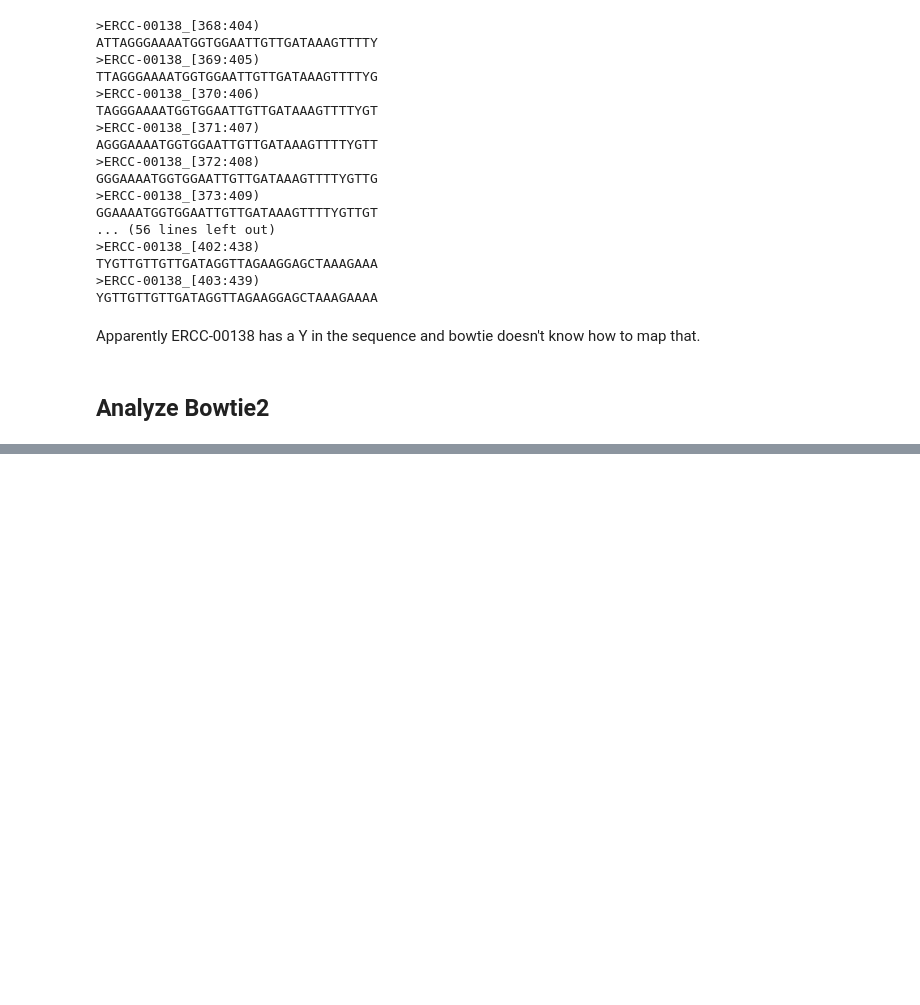
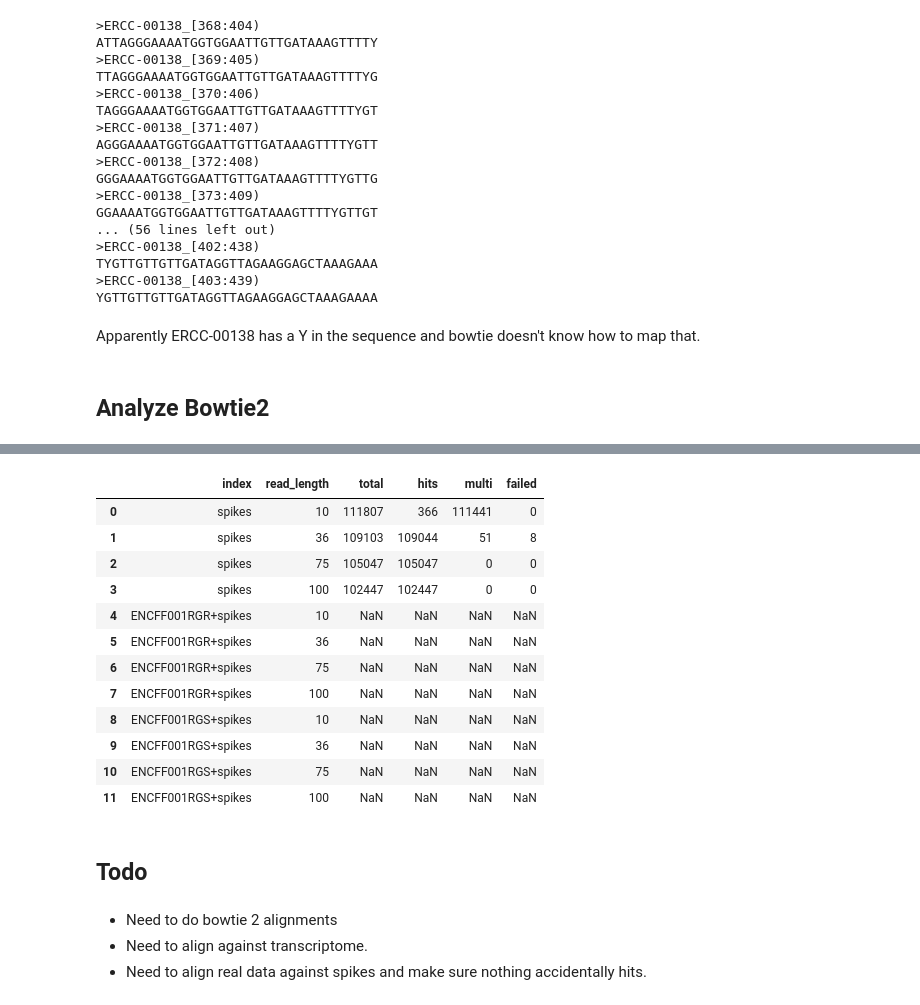
Before and after one commit to detrout/spike-evaluation, a Jupyter notebook: spike-evaluation.ipynb, the cells around one changed output, grey strips where cells are left out. Drawn from its saved outputs; the diff is of its cells as text; code cells hidden in the pictures; blank space fills up the shorter version.

Commit message:
add attempt to run bowtie2

```diff
--- a/spike-evaluation.ipynb
+++ b/spike-evaluation.ipynb
@@ -29,6 +29,8 @@ read_lengths = [10, 36, 75, 100]
 mismatches = [0,1,2,3]
 # %%
 indexes = ['spikes', 'ENCFF001RGR+spikes', 'ENCFF001RGS+spikes']
+# %%
+cache = pandas.HDFStore('cache')
 # %% [markdown]
 ## Analyze spikes with bowtie 1
 # %%
@@ -137,6 +144,3 @@ YGTTGTTGTTGATAGGTTAGAAGGAGCTAAAGAAAA
 Apparently ERCC-00138 has a Y in the sequence and bowtie doesn't know how to map that.
 # %% [markdown]
 ## Analyze Bowtie2
-# %%
-def bowtie2(index, mismatch, read_length):
-    result = ! bowtie2
@@ -144,0 +175,48 @@ SyntaxError: unexpected EOF while parsing (<ipython-input-105-068f8a613fc5>, lin
+# %%
+def bowtie2(index_name, read_length):
+    """Run bowtie 2, using gravely lab settings
+    """
+    result = ! bowtie2 -k 5 -f -x indexes2/{index_name} -U spikes-{read_length}.fa \
+                       --un 0-mm/unmapped2-{index_name}-{read_length}.fa \
+                       -S 0-mm/hits-{index_name}-{read_length}.sam
+    return parse_bowtie2(result)
+# %%
+def process_bowtie2():
+    # uncomment for testing.
+    #indexes = ['spikes']
+    if 'bowtie2' in cache:
+        return cache['bowtie2']
+    processed = []
+    for index in indexes:
+        for read_length in read_lengths:
+            properties = {
+               'index': index,
+               'read_length': read_length}
+            result = bowtie2(index, read_length)
+            properties.update(result)
+            processed.append(properties)
+    df =  pandas.DataFrame(processed, columns=['index', 'read_length', 'total', 'hits', 'multi', 'failed', ])
+    cache['bowtie2'] = df
+    return df
+# %%
+process_bowtie2()
+# %% [output]
+|  | index | read_length | total | hits | multi | failed |
+| 0 | spikes | 10 | 111807 | 366 | 111441 | 0 |
+| 1 | spikes | 36 | 109103 | 109044 | 51 | 8 |
+| 2 | spikes | 75 | 105047 | 105047 | 0 | 0 |
+| 3 | spikes | 100 | 102447 | 102447 | 0 | 0 |
+| 4 | ENCFF001RGR+spikes | 10 | NaN | NaN | NaN | NaN |
+| 5 | ENCFF001RGR+spikes | 36 | NaN | NaN | NaN | NaN |
+| 6 | ENCFF001RGR+spikes | 75 | NaN | NaN | NaN | NaN |
+| 7 | ENCFF001RGR+spikes | 100 | NaN | NaN | NaN | NaN |
+| 8 | ENCFF001RGS+spikes | 10 | NaN | NaN | NaN | NaN |
+| 9 | ENCFF001RGS+spikes | 36 | NaN | NaN | NaN | NaN |
+| 10 | ENCFF001RGS+spikes | 75 | NaN | NaN | NaN | NaN |
+| 11 | ENCFF001RGS+spikes | 100 | NaN | NaN | NaN | NaN |
+# %% [markdown]
+## Todo
+# %% [markdown]
+* Need to do bowtie 2 alignments
+* Need to align against transcriptome.
+* Need to align real data against spikes and make sure nothing accidentally hits.
```
Also changed, not shown: parts of 4 cells of this notebook.
